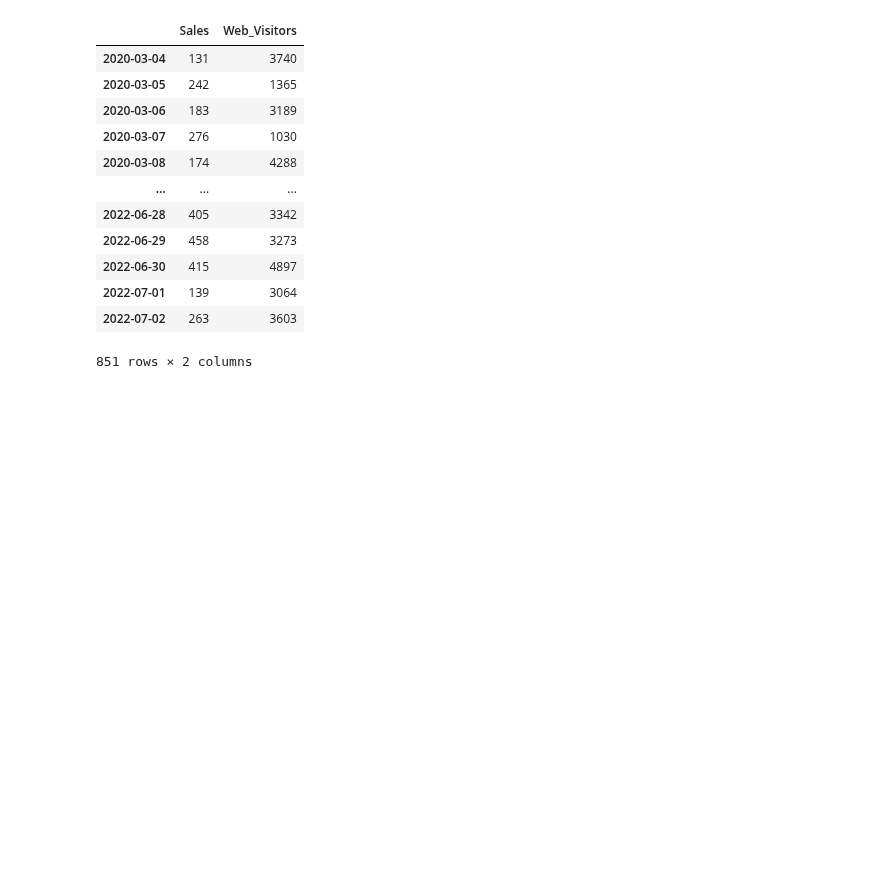
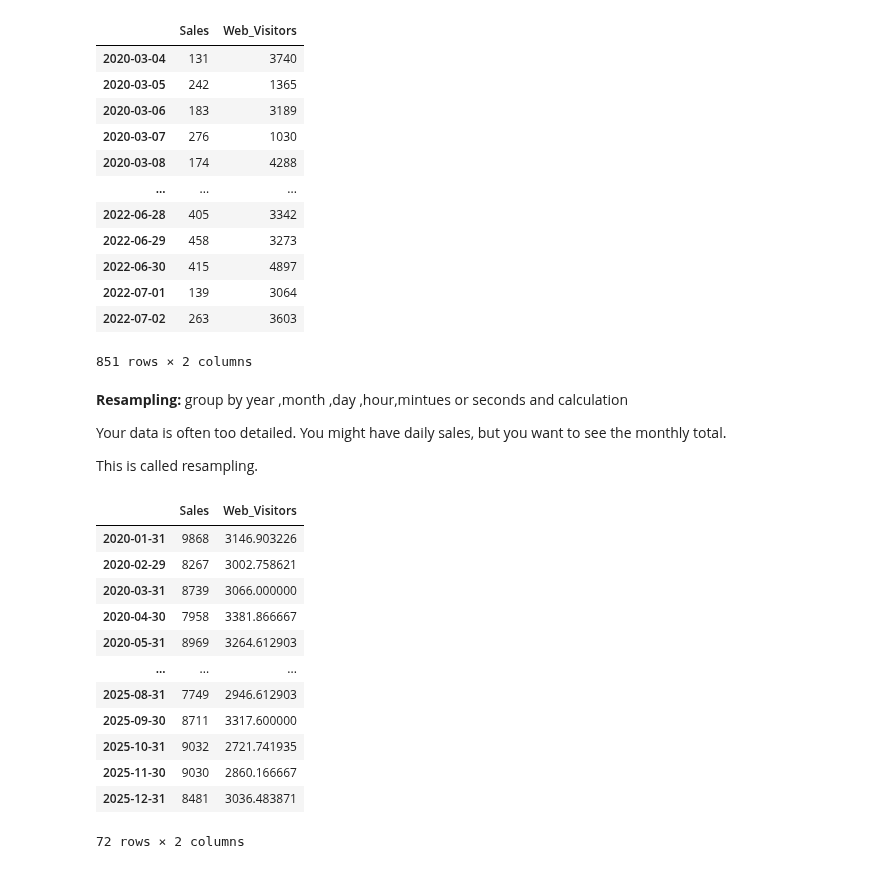
Before and after one commit to ak786abdullah/pandas-library-practice-, a Jupyter notebook: pandas practice, notes&projects (basic to advance).ipynb, the cells around one changed output. Drawn from its saved outputs; the diff is of its cells as text; code cells hidden in the pictures; blank space fills up the shorter version.

```diff
--- a/pandas practice, notes&projects (basic to advance).ipynb
+++ b/pandas practice, notes&projects (basic to advance).ipynb
@@ -1750,3 +1750,28 @@ df['2020-03-04':"2022-07-02"]
 | 2022-07-01 | 139 | 3064 |
 | 2022-07-02 | 263 | 3603 |
 851 rows × 2 columns
+# %% [markdown]
+**Resampling:** group by year  ,month ,day ,hour,mintues or seconds and calculation
+
+Your data is often too detailed. You might have daily sales, but you want to see the monthly total.
+
+This is called resampling.
+# %%
+# sum of sales by year
+df.resample("y")["Sales"].sum()
+# sum of sales and average of Web_Visitor by Month
+df.resample("m").agg({"Sales":"sum","Web_Visitors":"mean"})
+# %% [output]
+|  | Sales | Web_Visitors |
+| 2020-01-31 | 9868 | 3146.903226 |
+| 2020-02-29 | 8267 | 3002.758621 |
+| 2020-03-31 | 8739 | 3066.000000 |
+| 2020-04-30 | 7958 | 3381.866667 |
+| 2020-05-31 | 8969 | 3264.612903 |
+| ... | ... | ... |
+| 2025-08-31 | 7749 | 2946.612903 |
+| 2025-09-30 | 8711 | 3317.600000 |
+| 2025-10-31 | 9032 | 2721.741935 |
+| 2025-11-30 | 9030 | 2860.166667 |
+| 2025-12-31 | 8481 | 3036.483871 |
+72 rows × 2 columns
```
Also changed, not shown: parts of 3 cells of this notebook.
